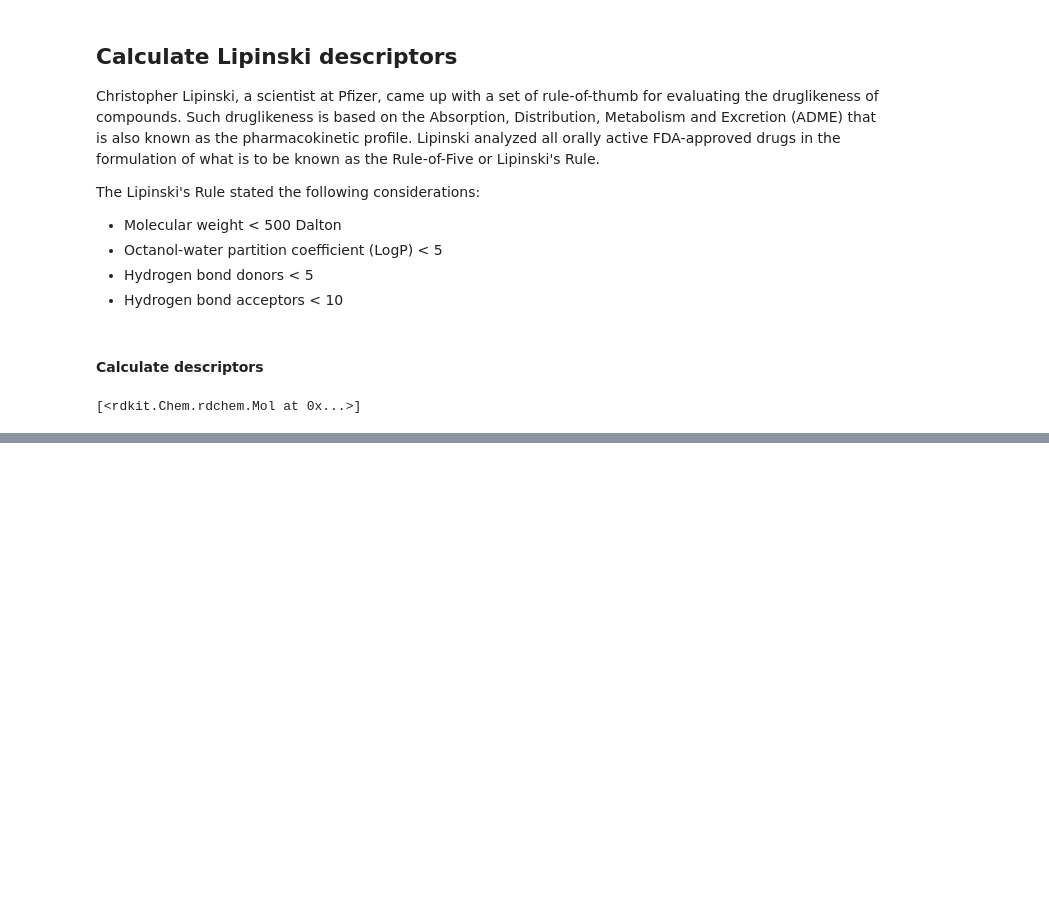
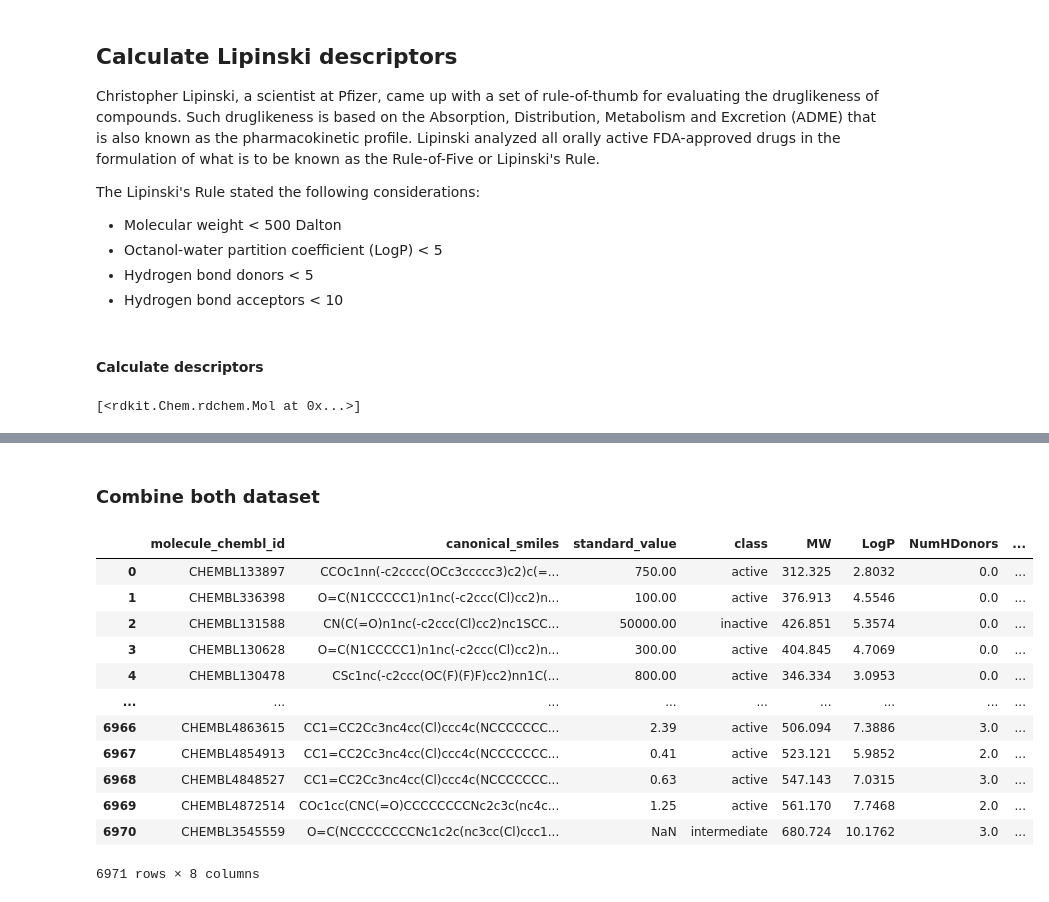
Before and after one commit to alejandrodf1/Computational-Drug-Discovery, a Jupyter notebook: notebooks/2.0-Acetylcholinesterase_exploratory_data_analysis.ipynb, the cells around one changed output, grey strips where cells are left out. Saved outputs shown, nothing was run; the diff lists cells and outputs as text; code cells hidden in the pictures; blank space fills up the shorter version.

```diff
--- a/notebooks/2.0-Acetylcholinesterase_exploratory_data_analysis.ipynb
+++ b/notebooks/2.0-Acetylcholinesterase_exploratory_data_analysis.ipynb
@@ -79,7 +71,7 @@ The Lipinski's Rule stated the following considerations:
 # %% [markdown]
 #### Calculate descriptors
 # %%
-one_canol= df2['canonical_smiles'][0]
+one_canol= df_clean_smiles['canonical_smiles'][0]
 moldata = []
 mol = Chem.MolFromSmiles(one_canol)
 moldata.append(mol)
@@ -96,0 +81,36 @@ def lipinski(smiles, verbose=False):
+# %%
+# Inspired by: https://codeocean.com/explore/capsules?query=tag:data-curation
+
+def lipinski(smiles, verbose=False):
+    moldata= []
+    for elem in smiles:
+        mol=Chem.MolFromSmiles(elem)
+        moldata.append(mol)
+
+    baseData = np.arange(1,1)
+    i=0
+    for mol in moldata:
+
+        desc_MolWt = Descriptors.MolWt(mol)             #average molecular weigth
+        desc_MolLogP = Descriptors.MolLogP(mol)         #to check lipophilicity
+        desc_NumHDonors = Lipinski.NumHDonors(mol)      #to check number of H bond donors
+        desc_NumHAcceptors = Lipinski.NumHAcceptors(mol) #to check number of H bond acceptors
+
+        row = np.array([desc_MolWt,
+                        desc_MolLogP,
+                        desc_NumHDonors,
+                        desc_NumHAcceptors])
+
+        if(i==0):
+            baseData=row
+        else:
+            baseData=np.vstack([baseData,row])
+        i=i+1
+
+    columnsNames = ['MW','LogP','NumHDonors','NumHAcceptors']
+    descriptors = pd.DataFrame(data=baseData, columns=columnsNames)
+
+    return descriptors
+# %%
+df_lipinski = lipinski(df_clean_smiles.canonical_smiles)
+df_lipinski
@@ -96,0 +167,20 @@ def lipinski(smiles, verbose=False):
+# %% [markdown]
+### Combine both dataset
+# %%
+df_combined = pd.concat([df, df_lipinski], axis = 1)
+# %%
+df_combined
+# %% [output]
+|  | molecule_chembl_id | canonical_smiles | standard_value | class | MW | LogP | NumHDonors | ... |
+| 0 | CHEMBL133897 | CCOc1nn(-c2cccc(OCc3ccccc3)c2)c(=... | 750.00 | active | 312.325 | 2.8032 | 0.0 | ... |
+| 1 | CHEMBL336398 | O=C(N1CCCCC1)n1nc(-c2ccc(Cl)cc2)n... | 100.00 | active | 376.913 | 4.5546 | 0.0 | ... |
+| 2 | CHEMBL131588 | CN(C(=O)n1nc(-c2ccc(Cl)cc2)nc1SCC... | 50000.00 | inactive | 426.851 | 5.3574 | 0.0 | ... |
+| 3 | CHEMBL130628 | O=C(N1CCCCC1)n1nc(-c2ccc(Cl)cc2)n... | 300.00 | active | 404.845 | 4.7069 | 0.0 | ... |
+| 4 | CHEMBL130478 | CSc1nc(-c2ccc(OC(F)(F)F)cc2)nn1C(... | 800.00 | active | 346.334 | 3.0953 | 0.0 | ... |
+| ... | ... | ... | ... | ... | ... | ... | ... | ... |
+| 6966 | CHEMBL4863615 | CC1=CC2Cc3nc4cc(Cl)ccc4c(NCCCCCCC... | 2.39 | active | 506.094 | 7.3886 | 3.0 | ... |
+| 6967 | CHEMBL4854913 | CC1=CC2Cc3nc4cc(Cl)ccc4c(NCCCCCCC... | 0.41 | active | 523.121 | 5.9852 | 2.0 | ... |
+| 6968 | CHEMBL4848527 | CC1=CC2Cc3nc4cc(Cl)ccc4c(NCCCCCCC... | 0.63 | active | 547.143 | 7.0315 | 3.0 | ... |
+| 6969 | CHEMBL4872514 | COc1cc(CNC(=O)CCCCCCCCNc2c3c(nc4c... | 1.25 | active | 561.170 | 7.7468 | 2.0 | ... |
+| 6970 | CHEMBL3545559 | O=C(NCCCCCCCCNc1c2c(nc3cc(Cl)ccc1... | NaN | intermediate | 680.724 | 10.1762 | 3.0 | ... |
+6971 rows × 8 columns
```
Also changed, not shown: parts of 18 cells of this notebook.
